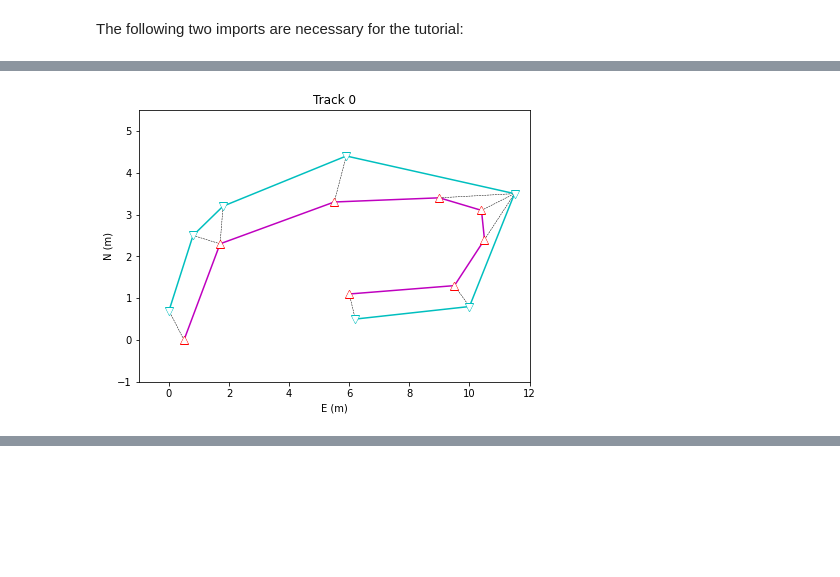
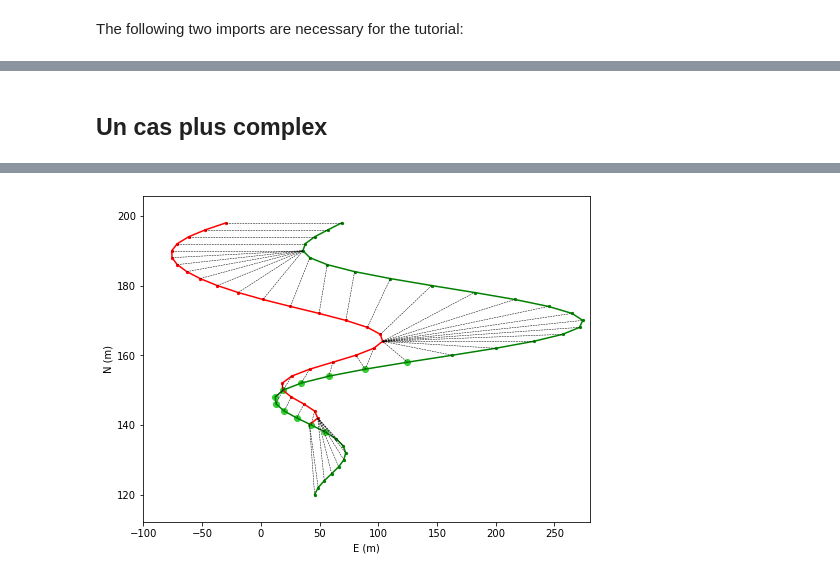
Before and after one commit to umrlastig/tracklib, a Jupyter notebook: doc/source/userguide/UG_Matching.ipynb, the cells around one changed output, grey strips where cells are left out. Saved outputs shown, nothing was run; the diff lists cells and outputs as text; code cells hidden in the pictures; blank space fills up the shorter version.

```diff
--- a/doc/source/userguide/UG_Matching.ipynb
+++ b/doc/source/userguide/UG_Matching.ipynb
@@ -60,20 +84,39 @@ with DTW (Dynamic Time Warping) method
-# %%
-plt.figure(figsize=(7, 5))
-
-mode = tkl.MODE_MATCHING_DTW
-p = 2
-dim = 2
-
-profile = tkl.match(trace1, trace2, mode=mode, p=p, dim=dim, verbose=False, plot=False)
-tkl.plotMatching(profile, trace2, append=True)
-
-trace1gr.plot('m-')
-trace1.plotAsMarkers(type=tkl.MARKERS_TYPE_WARNING)
-trace2.plot('c-')
-trace2.plotAsMarkers(bkg='w', frg='c', sym_frg = " ", sym_bkg = "v")
-
-plt.xlim([-1, 12])
-plt.ylim([-1, 5.5])
-plt.show()
-# %% [output]
-[figure, removed]
+# %% [markdown]
+## Un cas plus complex
+# %%
+plt.figure(figsize=(8, 6))
+
+
+tkl.stochastics.seed(122)
+sentier1 = tkl.synthetics.generate(kernel=tkl.SincKernel(7))
+sentier1["y"] = lambda track, i : i*2
+tkl.computeAbsCurv(sentier1)
+sentier1["z"] = lambda track, i : track["abs_curv", i]*math.atan(10*math.pi/180)
+sentier1 = sentier1[70:]
+sentier1.plot('r-', append=True)
+sentier1.plot('ro', append=True)
+
+sentier2 = tkl.synthetics.generate(kernel=tkl.SincKernel(7.2))
+sentier2["y"] = lambda track, i : i*2
+tkl.computeAbsCurv(sentier2)
+sentier2["z"] = lambda track, i : track["abs_curv", i]*math.atan(10*math.pi/180)
+sentier2 = sentier2[70:]
+sentier2.plot('g-', append=True)
+sentier2.plot('go', append=True)
+
+
+t22 = sentier2.extract(9,19)
+plt.scatter(t22.getX(), t22.getY(), color='limegreen')
+
+
+mode = tkl.MODE_MATCHING_DTW
+p = 2
+profile = tkl.match(sentier1, sentier2, mode=mode, p=p,
+                    dim=2, verbose=False, plot=False)
+tkl.plotMatching(profile, sentier2, append=True)
+
+plt.title("")
+plt.xlim([-100, 280])
+#plt.ylim([140, 200])
+plt.show()
+# %% [output]
@@ -79,0 +125 @@ plt.show()
+[figure, added]
```
Also changed, not shown: parts of 7 cells of this notebook, 1 other file.
